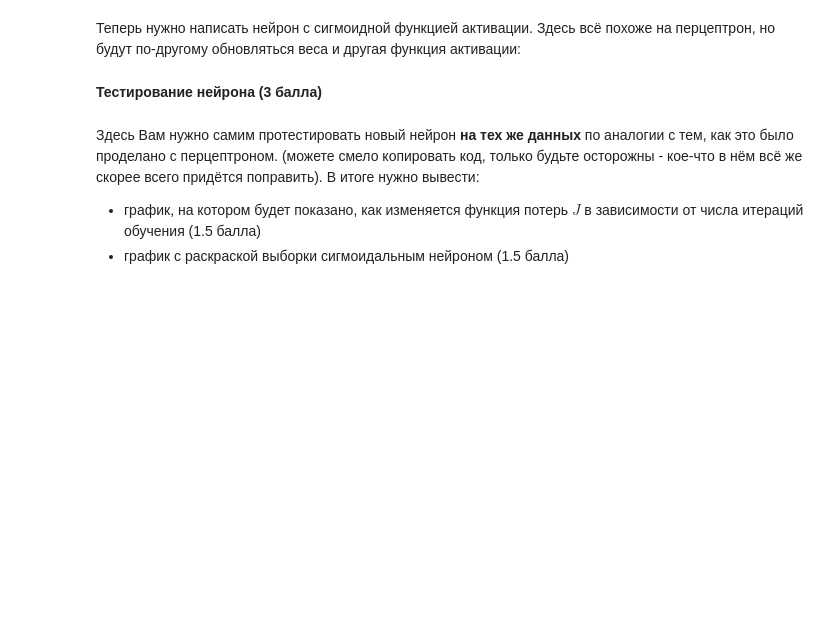
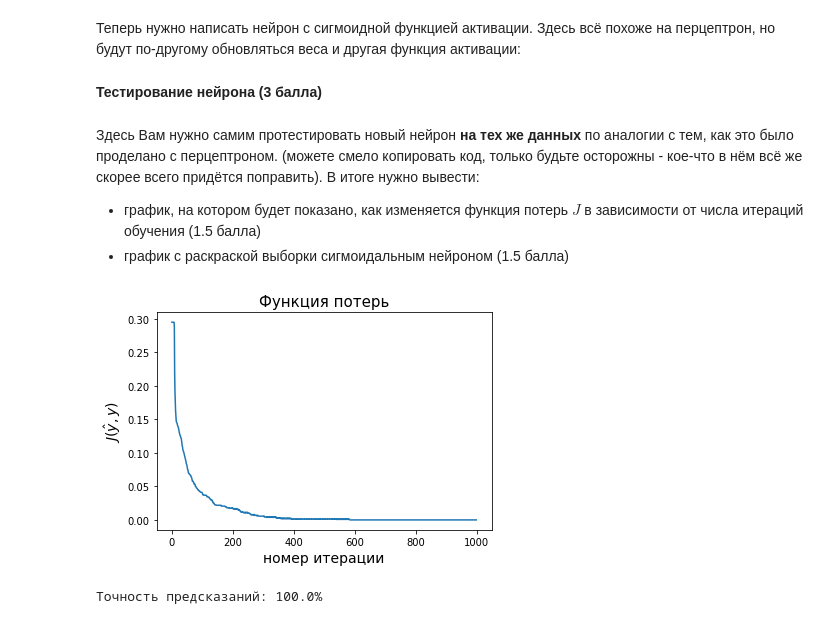
Before and after one commit to fedor1113/dlschl_homework, a Jupyter notebook: materials/homeworks/hw04/[hw4]perceptron&neuron.ipynb, the cells around one changed output. Cells and saved outputs as stored; diff of their text form; code cells hidden in the pictures; blank space fills up the shorter version.

Commit message:
(4) [hw4]perceptron&neuron.ipynb - mostly done...

```diff
--- a/materials/homeworks/hw04/[hw4]perceptron&neuron.ipynb
+++ b/materials/homeworks/hw04/[hw4]perceptron&neuron.ipynb
@@ -173,9 +173,11 @@ class Perceptron:
 # %% [markdown]
 **forward_pass() (0.5 балла)**
 # %%
-w = np.array([1., 2.]).reshape(2, 1)
+# w = np.array([1., 2.]).reshape(2, 1)
+w = np.array([1., 2.])
 b = 2.
 X = np.array([[1., 2., -1.], [3., 4., -3.2]])
+X = np.vstack([[1., 2., -1.], [3., 4., -3.2]])
 
 perceptron = Perceptron(w, b)
 y_pred = perceptron.forward_pass(X.T)
@@ -347,9 +348,9 @@ $$ \frac{\partial J}{\partial w} = \frac{1}{n}\sum_{i=1}^{n} (\sigma(w \cdot x_i
 def sigmoid(x):
     """Сигмоидальная функция"""
 
-    from cmath import e
+    from cmath import exp
 
-    return 1/(1 + exp(-x))
+    return 1/(1 + np.e ** (-x))
 # %%
 def sigmoid_prime(x):
     """Производная сигмоиды"""
@@ -423,0 +392,28 @@ class Neuron:
+# %%
+# Ваш код здесь (можете использовать много ячеек)
+
+data = pd.read_csv("./data/apples_pears.csv")
+
+X = np.vstack((data['yellowness'], data['symmetry'])).T
+y = np.array(data['target'])
+
+y_train = y[:800]
+X_train = X[:800]
+
+y_test = y[800:]
+X_test = X[800:]
+# %%
+my_neuron = Neuron(np.array([0.01, 0.01]), 0.01)
+j = my_neuron.fit(np.array(X_train), np.array(y_train), num_epochs=1000)
+# %%
+plt.plot(range(len(j)), j)
+plt.title('Функция потерь', fontsize=15)
+plt.xlabel('номер итерации', fontsize=14)
+plt.ylabel('$J(\hat{y}, y)$', fontsize=14)
+plt.show()
+# %% [output]
+[figure, added]
+# %%
+print("Точность предсказаний: {:.1f}%".format(accuracy_score(my_neuron.forward_pass(X_test), y_test) * 100))
+# %% [output]
+Точность предсказаний: 100.0%
```
Also changed, not shown: parts of 10 cells of this notebook, 1 other file.
